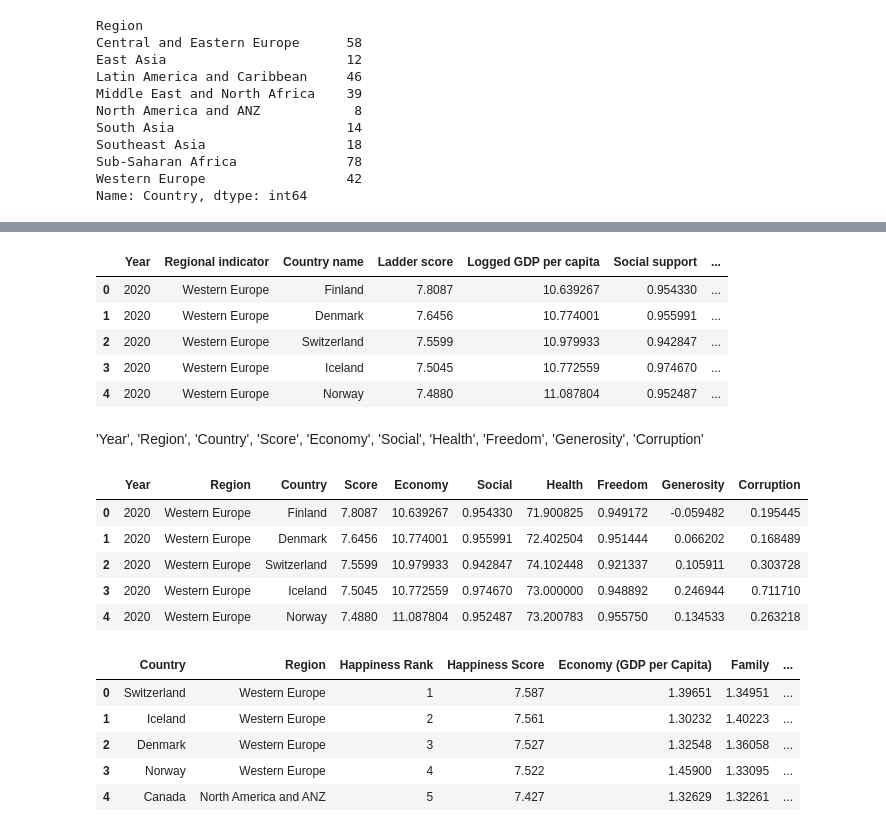
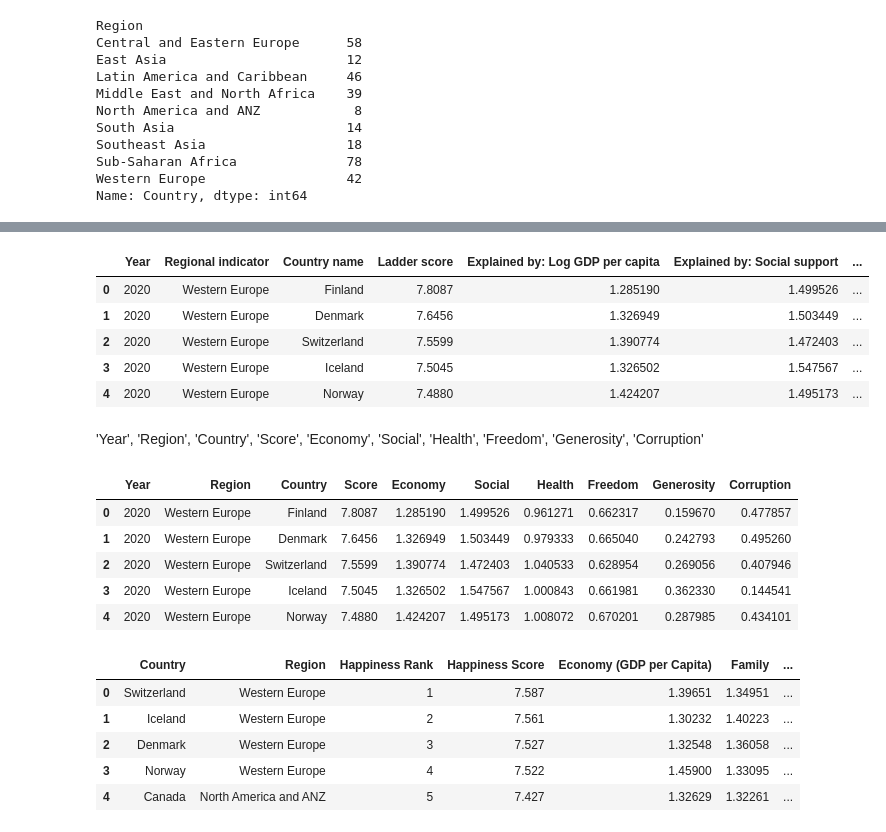
Before and after one commit to sohyeondian/Happiness, a Jupyter notebook: 04-2. 데이터 합치기2.ipynb, the cells around one changed output, grey strips where cells are left out. Drawn from its saved outputs; the diff is of its cells as text; code cells hidden in the pictures.

```diff
--- a/04-2. 데이터 합치기2.ipynb
+++ b/04-2. 데이터 합치기2.ipynb
@@ -229,16 +249,16 @@ Name: Country, dtype: int64
 # %%
 data2021 = data2021[['Year', 'Regional indicator', 'Country name', 'Ladder score',
-                     'Logged GDP per capita', 'Social support',
-                     'Healthy life expectancy', 'Freedom to make life choices',
-                     'Generosity', 'Perceptions of corruption', ]].copy()
+                     'Explained by: Log GDP per capita', 'Explained by: Social support',
+                     'Explained by: Healthy life expectancy', 'Explained by: Freedom to make life choices',
+                     'Explained by: Generosity', 'Explained by: Perceptions of corruption']].copy()
 data2021.head()
 # %% [output]
-|  | Year | Regional indicator | Country name | Ladder score | Logged GDP per capita | Social support | ... |
-| 0 | 2020 | Western Europe | Finland | 7.8087 | 10.639267 | 0.954330 | ... |
-| 1 | 2020 | Western Europe | Denmark | 7.6456 | 10.774001 | 0.955991 | ... |
-| 2 | 2020 | Western Europe | Switzerland | 7.5599 | 10.979933 | 0.942847 | ... |
-| 3 | 2020 | Western Europe | Iceland | 7.5045 | 10.772559 | 0.974670 | ... |
-| 4 | 2020 | Western Europe | Norway | 7.4880 | 11.087804 | 0.952487 | ... |
+|  | Year | Regional indicator | Country name | Ladder score | Explained by: Log GDP per capita | Explained by: Social support | ... |
+| 0 | 2020 | Western Europe | Finland | 7.8087 | 1.285190 | 1.499526 | ... |
+| 1 | 2020 | Western Europe | Denmark | 7.6456 | 1.326949 | 1.503449 | ... |
+| 2 | 2020 | Western Europe | Switzerland | 7.5599 | 1.390774 | 1.472403 | ... |
+| 3 | 2020 | Western Europe | Iceland | 7.5045 | 1.326502 | 1.547567 | ... |
+| 4 | 2020 | Western Europe | Norway | 7.4880 | 1.424207 | 1.495173 | ... |
 # %% [markdown]
 'Year', 'Region', 'Country', 'Score', 'Economy', 'Social',
 'Health', 'Freedom', 'Generosity', 'Corruption'
@@ -249,11 +269,11 @@ data2021.columns = col
 data2021.head()
 # %% [output]
 |  | Year | Region | Country | Score | Economy | Social | Health | Freedom | Generosity | Corruption |
-| 0 | 2020 | Western Europe | Finland | 7.8087 | 10.639267 | 0.954330 | 71.900825 | 0.949172 | -0.059482 | 0.195445 |
-| 1 | 2020 | Western Europe | Denmark | 7.6456 | 10.774001 | 0.955991 | 72.402504 | 0.951444 | 0.066202 | 0.168489 |
-| 2 | 2020 | Western Europe | Switzerland | 7.5599 | 10.979933 | 0.942847 | 74.102448 | 0.921337 | 0.105911 | 0.303728 |
-| 3 | 2020 | Western Europe | Iceland | 7.5045 | 10.772559 | 0.974670 | 73.000000 | 0.948892 | 0.246944 | 0.711710 |
-| 4 | 2020 | Western Europe | Norway | 7.4880 | 11.087804 | 0.952487 | 73.200783 | 0.955750 | 0.134533 | 0.263218 |
+| 0 | 2020 | Western Europe | Finland | 7.8087 | 1.285190 | 1.499526 | 0.961271 | 0.662317 | 0.159670 | 0.477857 |
+| 1 | 2020 | Western Europe | Denmark | 7.6456 | 1.326949 | 1.503449 | 0.979333 | 0.665040 | 0.242793 | 0.495260 |
+| 2 | 2020 | Western Europe | Switzerland | 7.5599 | 1.390774 | 1.472403 | 1.040533 | 0.628954 | 0.269056 | 0.407946 |
+| 3 | 2020 | Western Europe | Iceland | 7.5045 | 1.326502 | 1.547567 | 1.000843 | 0.661981 | 0.362330 | 0.144541 |
+| 4 | 2020 | Western Europe | Norway | 7.4880 | 1.424207 | 1.495173 | 1.008072 | 0.670201 | 0.287985 | 0.434101 |
 # %%
 data2021.to_csv('happiness2021_2.csv', index=False)
 # %%
```
Also changed, not shown: parts of 3 cells of this notebook, 6 other files.
